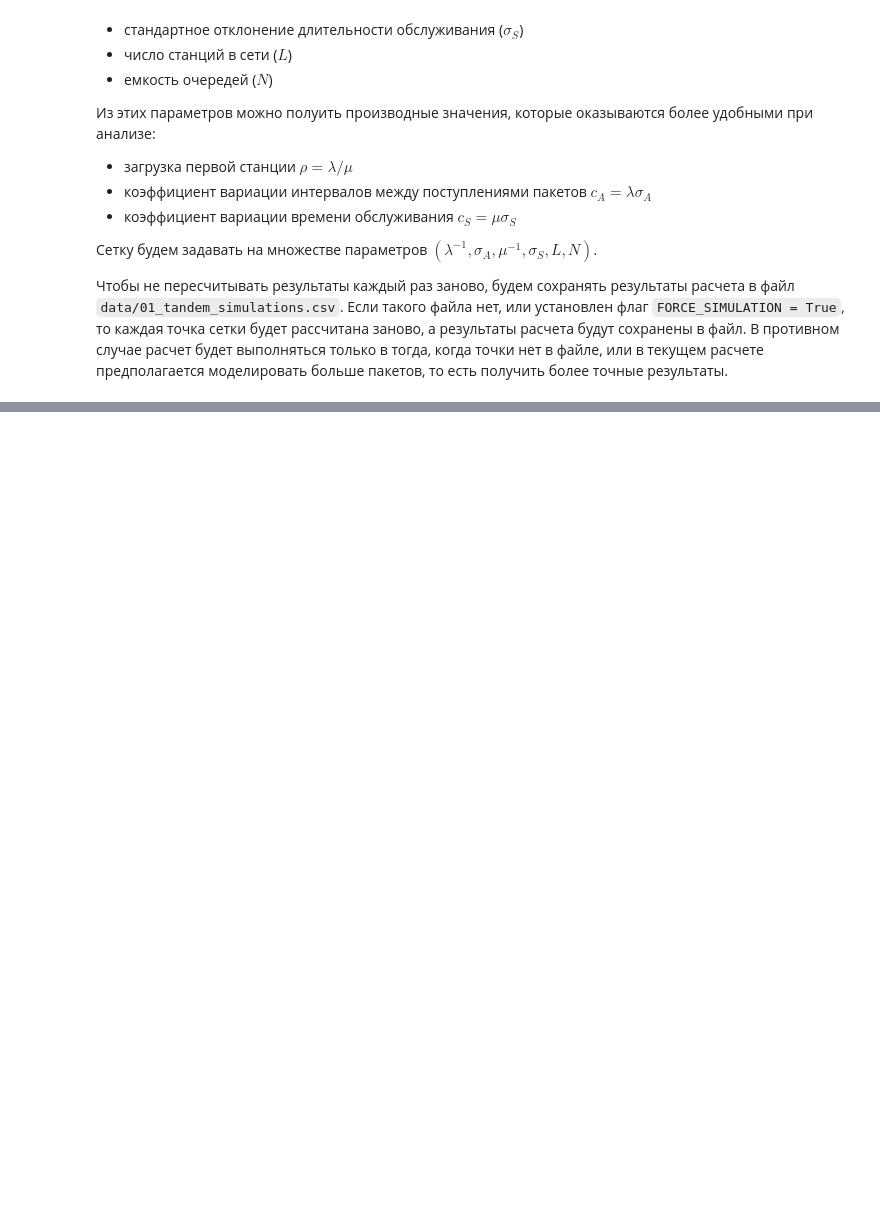
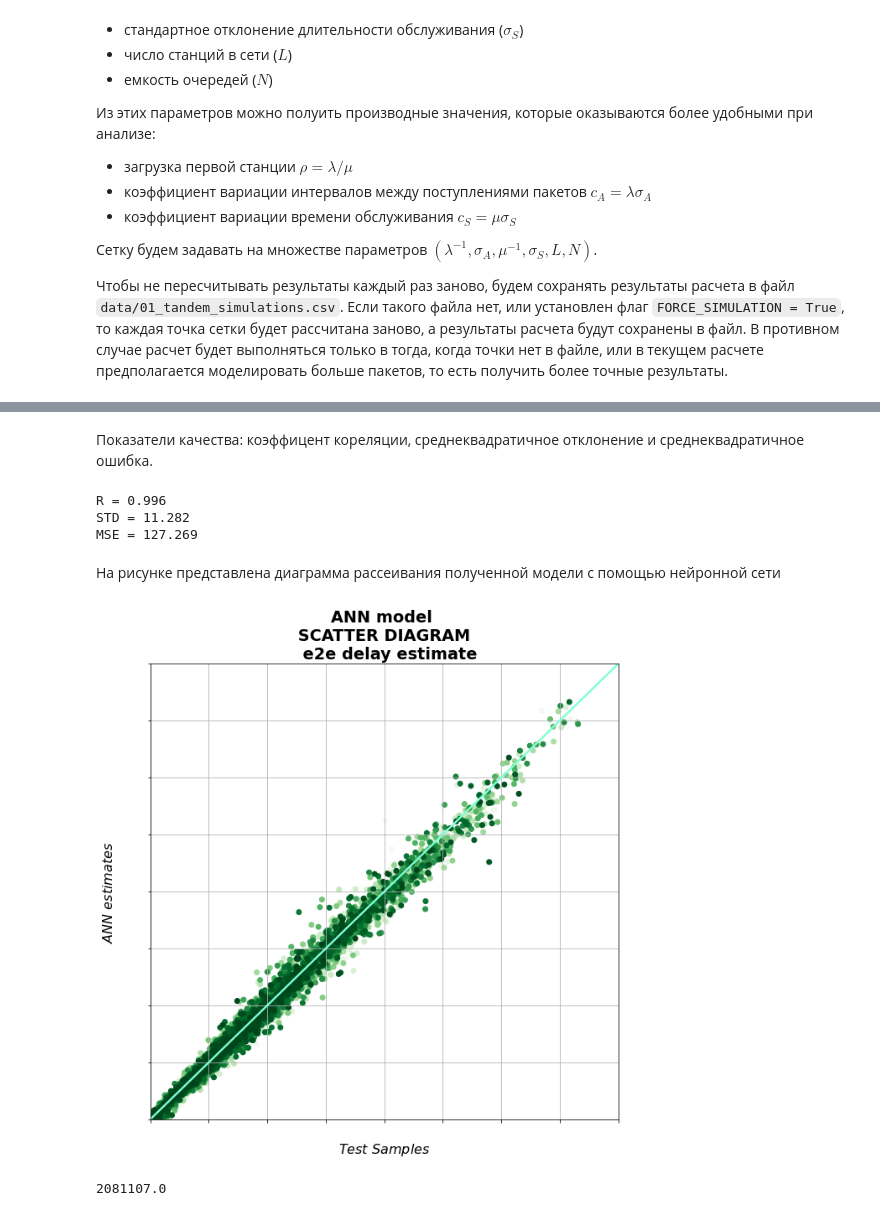
Before and after one commit to ipu69/pyqumo_old, a Jupyter notebook: experiments/1. Tandem networks performance with ML.ipynb, the cells around one changed output, grey strips where cells are left out. Saved outputs shown, nothing was run; the diff lists cells and outputs as text; code cells hidden in the pictures; blank space fills up the shorter version.

```diff
--- a/experiments/1. Tandem networks performance with ML.ipynb
+++ b/experiments/1. Tandem networks performance with ML.ipynb
@@ -261,0 +418,4 @@ KeyboardInterrupt:
+# %%
+def normalize(table, stat):
+    """Prepare data for ANN"""
+    return (table - stat.loc['mean',:].transpose())/ stat.loc['std',:].transpose()
@@ -261,0 +471,39 @@ KeyboardInterrupt:
+# %% [markdown]
+Показатели качества: коэффицент кореляции, среднеквадратичное отклонение и среднеквадратичное ошибка.
+# %%
+print(f'R = {corr(y_test, ann_y):.3f}')
+print(f'STD = {std(y_test, ann_y):.3f}')
+print(f'MSE = {mean_squared_error(y_test, ann_y):.3f}')
+# %% [output]
+R = 0.996
+STD = 11.282
+MSE = 127.269
+# %% [markdown]
+На рисунке представлена диаграмма рассеивания полученной модели с помощью нейронной сети
+# %%
+plt.subplots(figsize=(10, 10))
+cm = plt.get_cmap('Greens')
+col = [cm(float(i)/(len(ann_y))) for i in range((len(ann_y)))]
+ax = plt.scatter(ann_y, y_test, c=col)
+x = np.linspace(0,800,1000)
+plt.plot(x, x, linestyle='-', linewidth=2.4, color='aquamarine')
+plt.title('ANN model \n SCATTER DIAGRAM \n  e2e delay estimate', fontweight='bold')
+
+plt.xticks(color='w')
+plt.yticks(color='w')
+
+plt.xlim([0, 800])
+plt.ylim([0, 800])
+
+plt.xlabel(r'$Test \ Samples$')
+plt.ylabel(r'$ANN \ estimates$')
+
+plt.grid()
+# %% [output]
+[figure, added]
+# %%
+import scipy
+scipy.stats.moment(ann_y, moment=3)
+# scipy.stats.moment(y_test, moment=3)
+# %% [output]
+2081107.0
```
Also changed, not shown: parts of 57 cells of this notebook, 2 other files.
